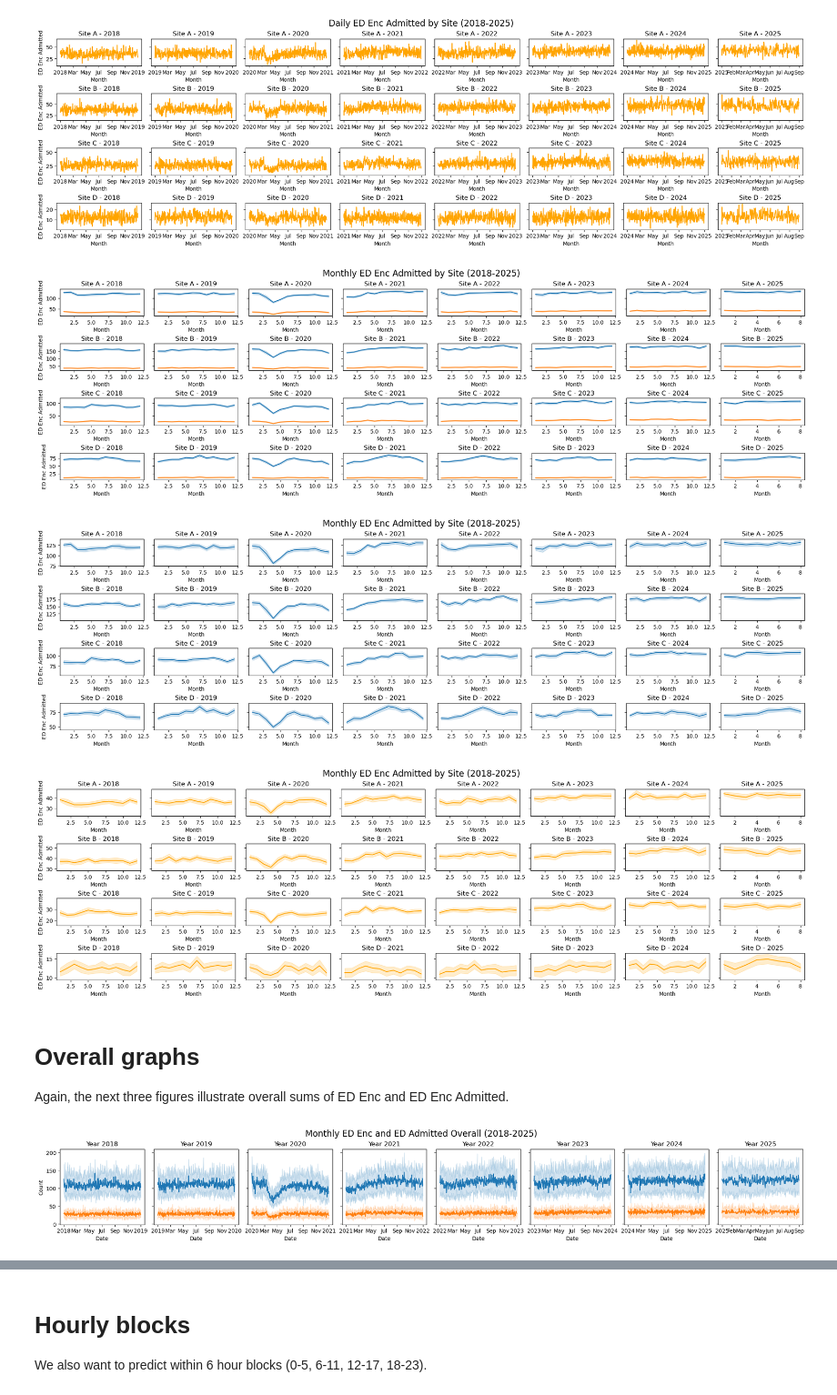
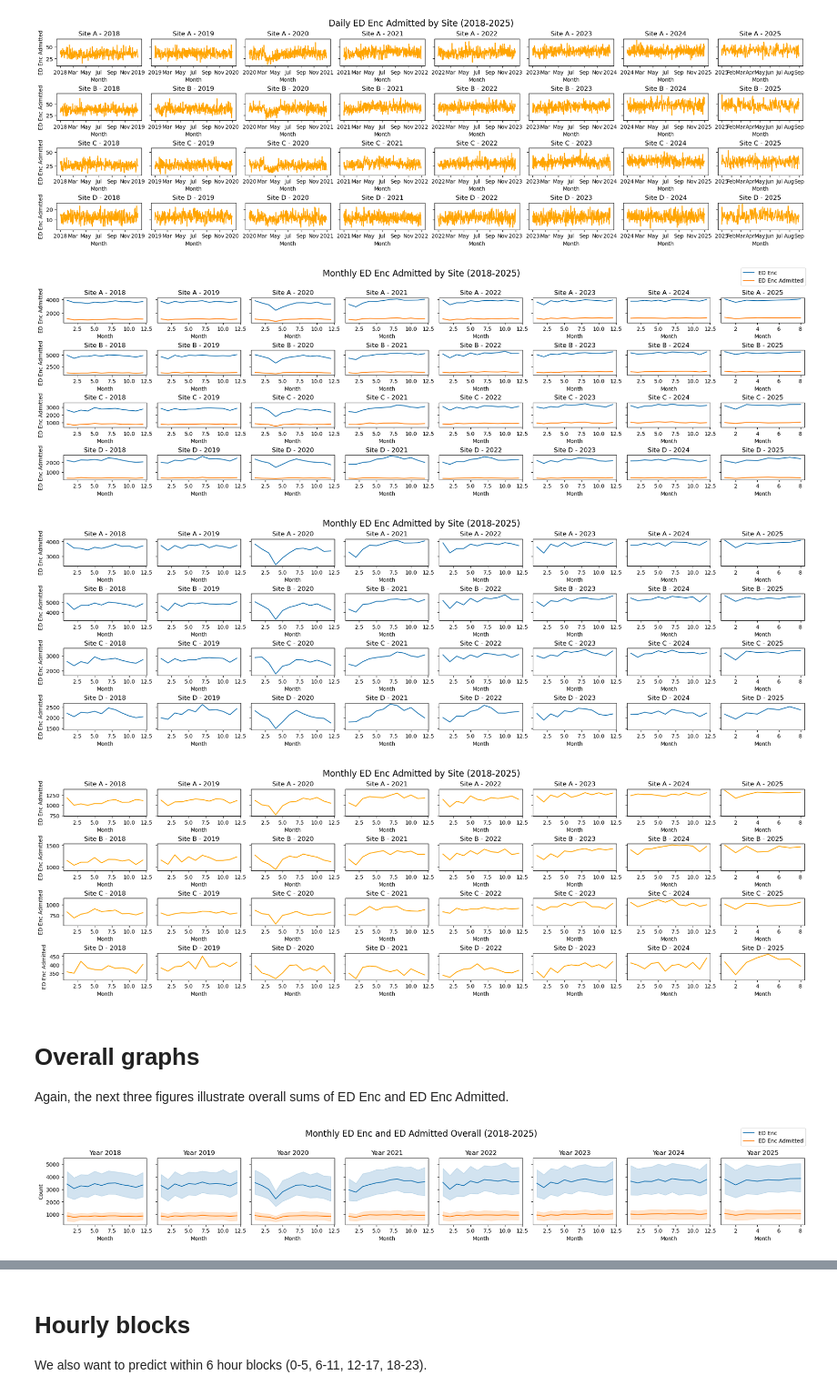
Before and after one commit to southdakotamines-datascience/dsu-no-sleep, a Jupyter notebook: explore.ipynb, the cells around one changed output, grey strips where cells are left out. Shown at 91% size. Cells and saved outputs as stored; diff of their text form; code cells hidden in the pictures.

Commit message:
clean up ugly graphs + wordcloud for fun

```diff
--- a/explore.ipynb
+++ b/explore.ipynb
@@ -266,22 +298,28 @@ plt.show()
 [figure]
 # %%
 fig, axes = plt.subplots(4, 8, layout="constrained", figsize=(20, 6), sharex=False, sharey="row")
+
+plot_df = daily_site_data.group_by(['Year', 'Month', 'Site']).agg(pl.sum('ED Enc'), pl.sum('ED Enc Admitted'))
+plot_df = plot_df.with_columns(
+    plot_df["Site"].replace_strict(reverse_site_dict)
+)
 
 for i, year in enumerate(range(2018, 2026)):
     for j, site in enumerate(['A', 'B', 'C', 'D']):
         sns.lineplot(data=plot_df.filter((pl.col('Year') == year) & (pl.col('Site') == site)),
-                     x='Month', y='ED Enc', ax=axes[j, i])
+                     x='Month', y='ED Enc', ax=axes[j, i], label="ED Enc" if i == 0 and j == 0 else "", legend=False)
         sns.lineplot(data=plot_df.filter((pl.col('Year') == year) & (pl.col('Site') == site)),
-                     x='Month', y='ED Enc Admitted', ax=axes[j, i])
+                     x='Month', y='ED Enc Admitted', ax=axes[j, i], label="ED Enc Admitted" if i == 0 and j == 0 else "", legend=False)
         axes[j, i].set_title(f'Site {site} - {year}')
         axes[j, i].set_xlabel('Month')
         axes[j, i].set_ylabel('ED Enc Admitted')
 
+fig.legend(loc='outside upper right')
 fig.suptitle('Monthly ED Enc Admitted by Site (2018-2025)', fontsize=16)
 
 plt.show()
 # %% [output]
-[figure, old version]
+[figure, new version]
 # %%
 fig, axes = plt.subplots(4, 8, layout="constrained", figsize=(20, 6), sharex=False, sharey="row")
 
@@ -297,7 +335,7 @@ fig.suptitle('Monthly ED Enc Admitted by Site (2018-2025)', fontsize=16)
 
 plt.show()
 # %% [output]
-[figure, old version]
+[figure, new version]
 # %%
 fig, axes = plt.subplots(4, 8, layout="constrained", figsize=(20, 6), sharex=False, sharey="row")
 
@@ -313,25 +351,27 @@ fig.suptitle('Monthly ED Enc Admitted by Site (2018-2025)', fontsize=16)
 
 plt.show()
 # %% [output]
-[figure, old version]
+[figure, new version]
 # %% [markdown]
 # Overall graphs
 Again, the next three figures illustrate overall sums of ED Enc and ED Enc Admitted.
 # %%
 fig, axes = plt.subplots(1, 8, layout="constrained", figsize=(20, 3), sharex=False, sharey=True)
 
 for i, year in enumerate(range(2018, 2026)):
     sns.lineplot(data=plot_df.filter(pl.col('Year') == year),
-                    x='Date', y='ED Enc Admitted', ax=axes[i], label="ED Enc Admitted" if i == 0 else "", legend=False)
+                    x='Month', y='ED Enc', ax=axes[i], label="ED Enc" if i == 0 else "", legend=False)
+    sns.lineplot(data=plot_df.filter(pl.col('Year') == year),
+                    x='Month', y='ED Enc Admitted', ax=axes[i], label="ED Enc Admitted" if i == 0 else "", legend=False)
     axes[i].set_title(f'Year {year}')
-    axes[i].set_xlabel('Date')
+    axes[i].set_xlabel('Month')
     axes[i].set_ylabel('Count')
-    axes[i].xaxis.set_major_formatter(mdates.ConciseDateFormatter(axes[i].xaxis.get_major_locator()))
 
+fig.legend(loc='outside upper right')
 fig.suptitle("Monthly ED Enc and ED Admitted Overall (2018-2025)", fontsize=16)
 plt.show()
 # %% [output]
-[figure, old version]
+[figure, new version]
 # %%
 fig, axes = plt.subplots(1, 8, layout="constrained", figsize=(20, 3), sharex=False, sharey=True)
 
```
Also changed, not shown: parts of 13 cells of this notebook, 7 other files.
